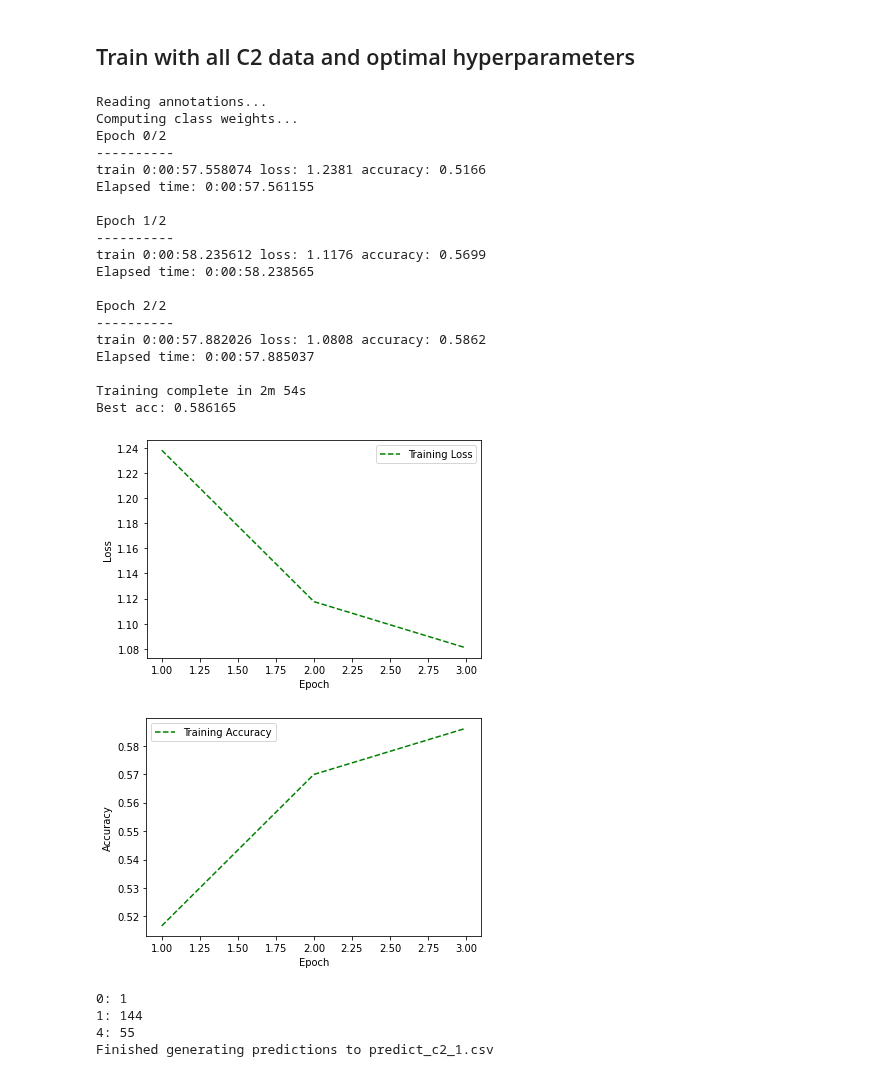
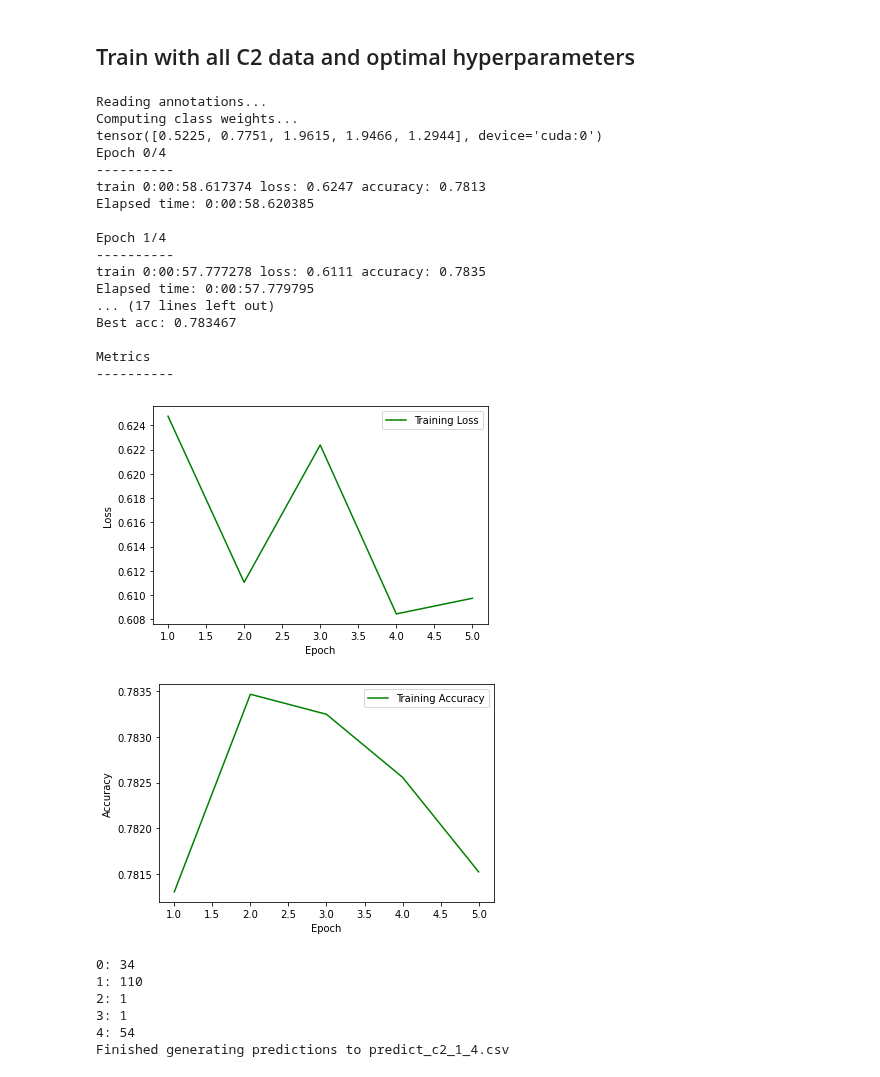
Before and after one commit to jmaness/csc591nn-projc1, a Jupyter notebook: c2.ipynb, the cells around one changed output. Cells and saved outputs as stored; diff of their text form; code cells hidden in the pictures.

```diff
--- a/c2.ipynb
+++ b/c2.ipynb
@@ -460,9 +487,9 @@ def get_sample_count(dataset, sampler):
         return None
 
 
-def train(model, group):
+def train(model, group, num_epochs=60):
     criterion = nn.CrossEntropyLoss(weight=group.class_weights)
-    optimizer = optim.Adam(model.parameters(), lr=0.001)
+    optimizer = optim.Adam(model.parameters(), lr=0.001, eps=1e-07)
 
     dataloaders = {
         'train': torch.utils.data.DataLoader(group.train_dataset,
@@ -482,7 +509,7 @@ def train(model, group):
         'val': get_sample_count(group.val_dataset, group.val_sampler)
     }
 
-    model_trained, history = train_model(model, criterion, optimizer, dataloaders, dataset_sizes, num_epochs=3)
+    model_trained, history = train_model(model, criterion, optimizer, dataloaders, dataset_sizes, num_epochs)
 
 
     return model_trained, history
@@ -547,8 +574,8 @@ def plot_metrics(model, history):
 
 
 
-def train_and_test(model, group):
-    model_trained, history = train(model, group)
+def train_and_test(model, group, num_epochs=60):
+    model_trained, history = train(model, group, num_epochs)
 
     # Plot history metrics
     plot_metrics(model_trained, history)
@@ -571,7 +598,7 @@ def predict(model, group):
                 images = data[0].to(device)
             else:
                 images = data.to(device)
-
+            model.eval()
             outputs = model(images)
             _, predicted = torch.max(outputs, 1)
             predictions = torch.cat((predictions, predicted))
@@ -695,31 +722,32 @@ optimal_d2 = 0.1
 ## Train with all C2 data and optimal hyperparameters
 # %%
 model = get_model(optimal_n1, optimal_d1, optimal_n2, optimal_d2).to(device)
-y_hat_test = train_and_test(model, group_3())
-predict_whole_images(y_hat_test, 5, 5, 'predict_c2_1.csv')
+model.load_state_dict(torch.load('cnn_pytorch_c2.pt'))
+y_hat_test = train_and_test(model, group_3(), num_epochs=5)
+predict_whole_images(y_hat_test, 5, 5, 'predict_c2_1_4.csv')
 # %% [output]
 Reading annotations...
 Computing class weights...
-Epoch 0/2
+tensor([0.5225, 0.7751, 1.9615, 1.9466, 1.2944], device='cuda:0')
+Epoch 0/4
 ----------
-train 0:00:57.558074 loss: 1.2381 accuracy: 0.5166
-Elapsed time: 0:00:57.561155
+train 0:00:58.617374 loss: 0.6247 accuracy: 0.7813
+Elapsed time: 0:00:58.620385
 
-Epoch 1/2
+Epoch 1/4
 ----------
-train 0:00:58.235612 loss: 1.1176 accuracy: 0.5699
-Elapsed time: 0:00:58.238565
+train 0:00:57.777278 loss: 0.6111 accuracy: 0.7835
+Elapsed time: 0:00:57.779795
+... (17 lines left out)
+Best acc: 0.783467
 
-Epoch 2/2
+Metrics
 ----------
-train 0:00:57.882026 loss: 1.0808 accuracy: 0.5862
-Elapsed time: 0:00:57.885037
-
-Training complete in 2m 54s
-Best acc: 0.586165
-[figure, old version]
+[figure, new version]
-[figure, old version]
+[figure, new version]
-0: 1
-1: 144
-4: 55
-Finished generating predictions to predict_c2_1.csv
+0: 34
+1: 110
+2: 1
+3: 1
+4: 54
+Finished generating predictions to predict_c2_1_4.csv
```
Also changed, not shown: parts of 7 cells of this notebook.
